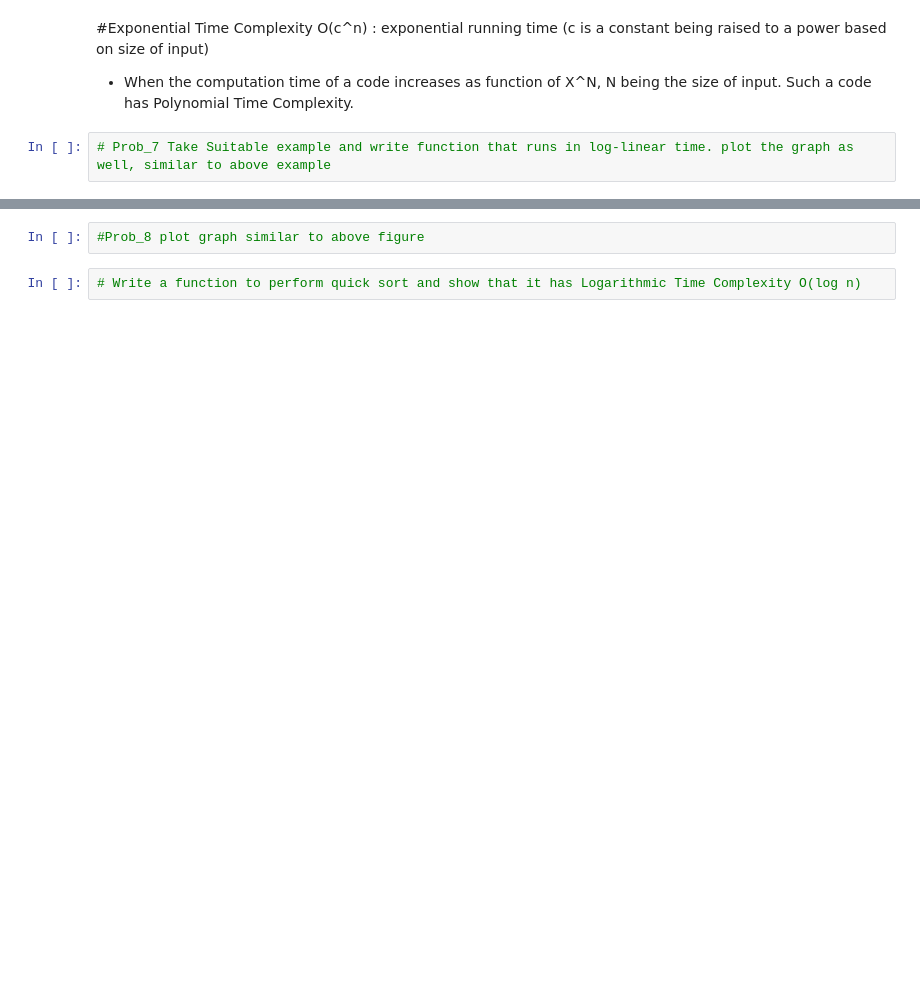
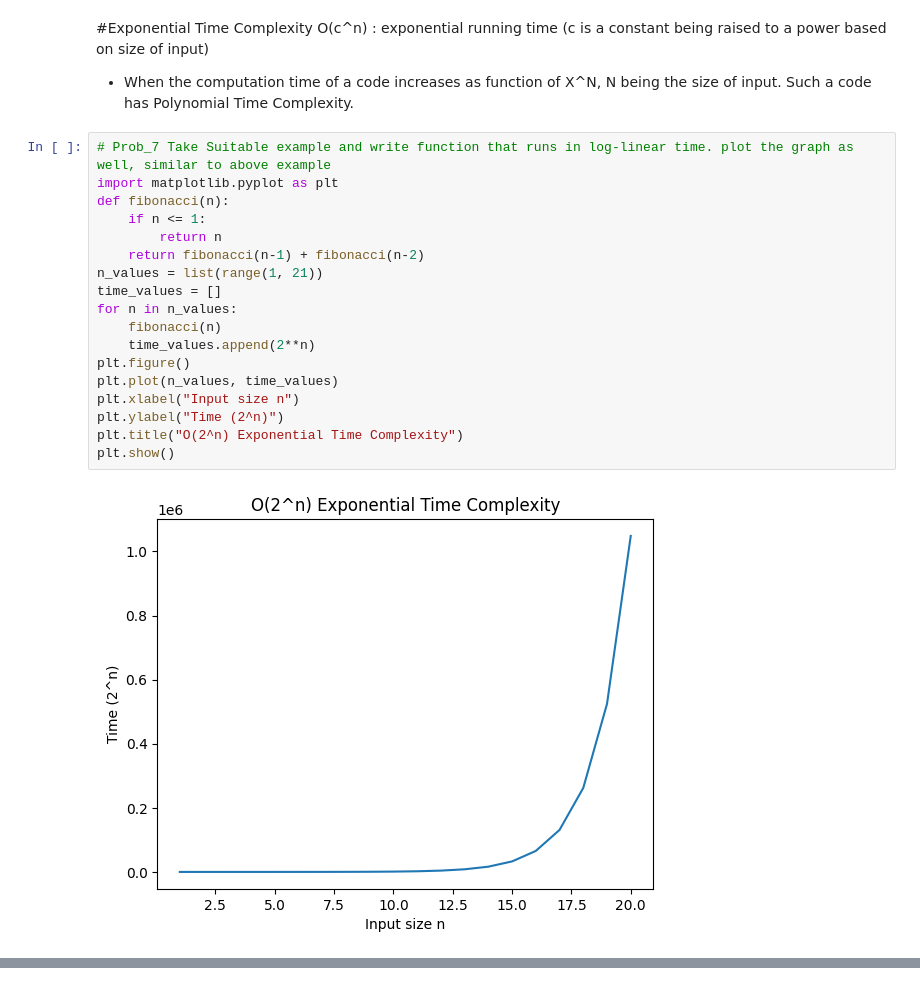
Before and after one commit to palak-2006/ALGO-lab, a Jupyter notebook: Lab_3_Growth_of_function.ipynb, the cells around one changed output, grey strips where cells are left out. Drawn from its saved outputs; the diff is of its cells as text; blank space fills up the shorter version.

```diff
--- a/Lab_3_Growth_of_function.ipynb
+++ b/Lab_3_Growth_of_function.ipynb
@@ -138,8 +219,26 @@ result into a Log-Linear Time Complexity program.
 #Exponential Time Complexity O(c^n) : exponential running time (c is a constant being raised to a power based on size of input)
 
 * When the computation time of a code increases as function of X^N, N being the size of input. Such a code has Polynomial Time Complexity.
-# %%
-# Prob_7 Take Suitable example and write function that runs in log-linear time. plot the graph as well, similar to above example
+# %%
+# Prob_7 Take Suitable example and write function that runs in log-linear time. plot the graph as well, similar to above example
+import matplotlib.pyplot as plt
+def fibonacci(n):
+    if n <= 1:
+        return n
+    return fibonacci(n-1) + fibonacci(n-2)
+n_values = list(range(1, 21))
+time_values = []
+for n in n_values:
+    fibonacci(n)
+    time_values.append(2**n)
+plt.figure()
+plt.plot(n_values, time_values)
+plt.xlabel("Input size n")
+plt.ylabel("Time (2^n)")
+plt.title("O(2^n) Exponential Time Complexity")
+plt.show()
+# %% [output]
+[figure, added]
 # %% [markdown]
 #Importing required packages. plot graph similar to given figure
 
@@ -147,7 +246,3 @@ result into a Log-Linear Time Complexity program.
 
 
 ![1.png](embedded-picture-1)
-# %%
-#Prob_8 plot graph similar to above figure
-# %%
-# Write a function to perform quick sort and show that it has Logarithmic Time Complexity O(log n)
```
Also changed, not shown: parts of 7 cells of this notebook.
